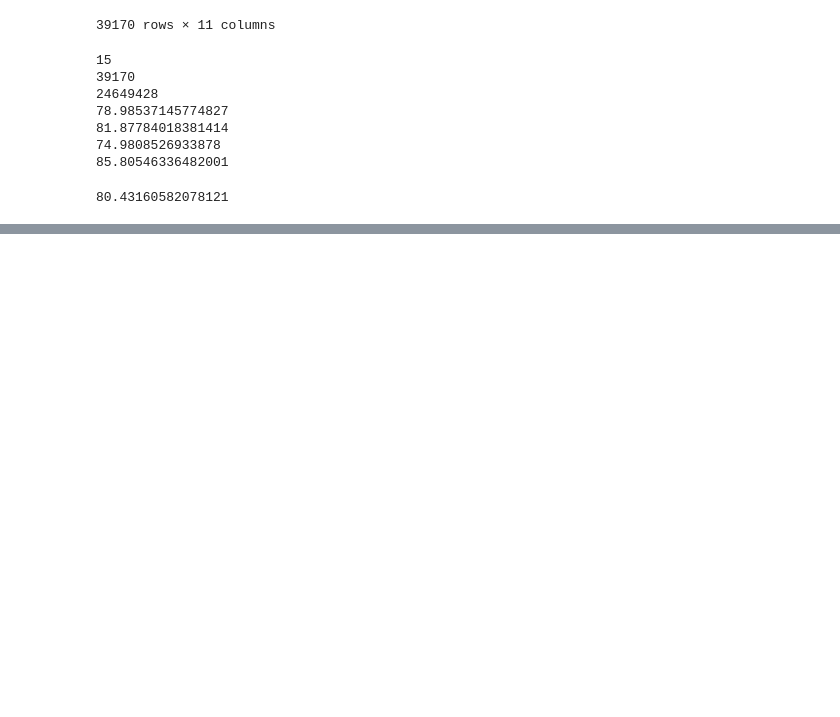
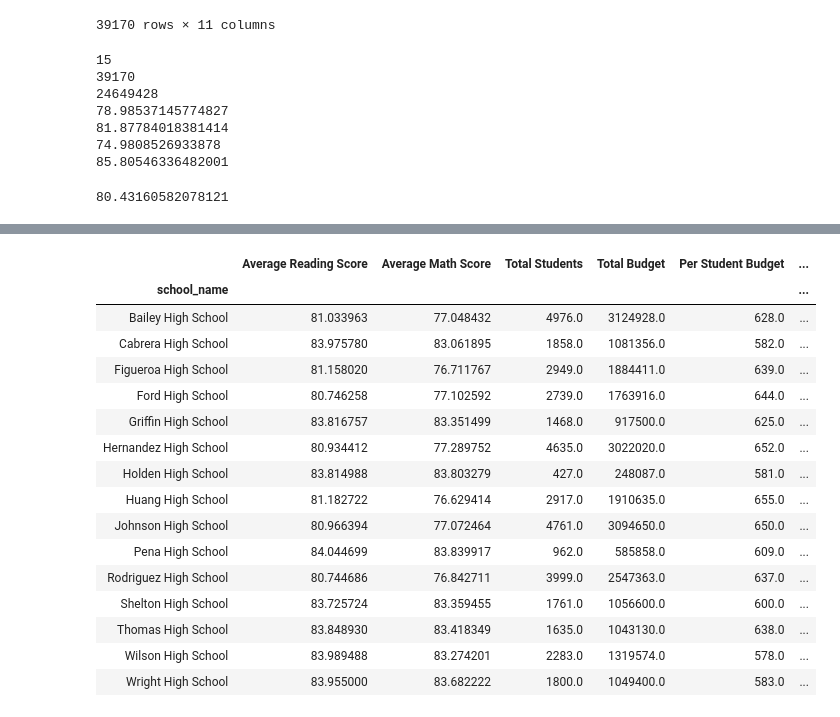
Before and after one commit to jnugent13/pandas-challenge, a Jupyter notebook: PyCitySchools/City Schools.ipynb, the cells around one changed output, grey strips where cells are left out. Saved outputs shown, nothing was run; the diff lists cells and outputs as text; code cells hidden in the pictures; blank space fills up the shorter version.

```diff
--- a/PyCitySchools/City Schools.ipynb
+++ b/PyCitySchools/City Schools.ipynb
@@ -90,0 +119,11 @@ TypeError: __init__() takes from 1 to 6 positional arguments but 9 were given
+# %%
+# Create summary table for each school based on grouped data
+school_summary = school_group.mean()
+del school_summary["Student ID"]
+del school_summary["School ID"]
+school_summary = school_summary.rename(columns={"reading_score": "Average Reading Score",
+                                               "math_score": "Average Math Score",
+                                               "size": "Total Students",
+                                               "budget": "Total Budget"})
+
+school_summary
@@ -90,0 +148,4 @@ TypeError: __init__() takes from 1 to 6 positional arguments but 9 were given
+# %%
+# Get per student budget
+school_summary["Per Student Budget"] = school_summary["Total Budget"] / school_summary["Total Students"]
+school_summary
@@ -90,0 +170,29 @@ TypeError: __init__() takes from 1 to 6 positional arguments but 9 were given
+# %%
+# Get school type
+school_type = school_data_complete[["school_name","type"]]
+school_type = school_type.drop_duplicates()
+school_type = school_type.set_index("school_name")
+school_type
+
+# Add school type to school summary table
+school_summary = school_summary.join(school_type)
+school_summary = school_summary.rename(columns={"type": "School Type"})
+school_summary
+# %% [output]
+|  | Average Reading Score | Average Math Score | Total Students | Total Budget | Per Student Budget | ... |
+| school_name |  |  |  |  |  | ... |
+| Bailey High School | 81.033963 | 77.048432 | 4976.0 | 3124928.0 | 628.0 | ... |
+| Cabrera High School | 83.975780 | 83.061895 | 1858.0 | 1081356.0 | 582.0 | ... |
+| Figueroa High School | 81.158020 | 76.711767 | 2949.0 | 1884411.0 | 639.0 | ... |
+| Ford High School | 80.746258 | 77.102592 | 2739.0 | 1763916.0 | 644.0 | ... |
+| Griffin High School | 83.816757 | 83.351499 | 1468.0 | 917500.0 | 625.0 | ... |
+| Hernandez High School | 80.934412 | 77.289752 | 4635.0 | 3022020.0 | 652.0 | ... |
+| Holden High School | 83.814988 | 83.803279 | 427.0 | 248087.0 | 581.0 | ... |
+| Huang High School | 81.182722 | 76.629414 | 2917.0 | 1910635.0 | 655.0 | ... |
+| Johnson High School | 80.966394 | 77.072464 | 4761.0 | 3094650.0 | 650.0 | ... |
+| Pena High School | 84.044699 | 83.839917 | 962.0 | 585858.0 | 609.0 | ... |
+| Rodriguez High School | 80.744686 | 76.842711 | 3999.0 | 2547363.0 | 637.0 | ... |
+| Shelton High School | 83.725724 | 83.359455 | 1761.0 | 1056600.0 | 600.0 | ... |
+| Thomas High School | 83.848930 | 83.418349 | 1635.0 | 1043130.0 | 638.0 | ... |
+| Wilson High School | 83.989488 | 83.274201 | 2283.0 | 1319574.0 | 578.0 | ... |
+| Wright High School | 83.955000 | 83.682222 | 1800.0 | 1049400.0 | 583.0 | ... |
```
Also changed, not shown: parts of 18 cells of this notebook.
